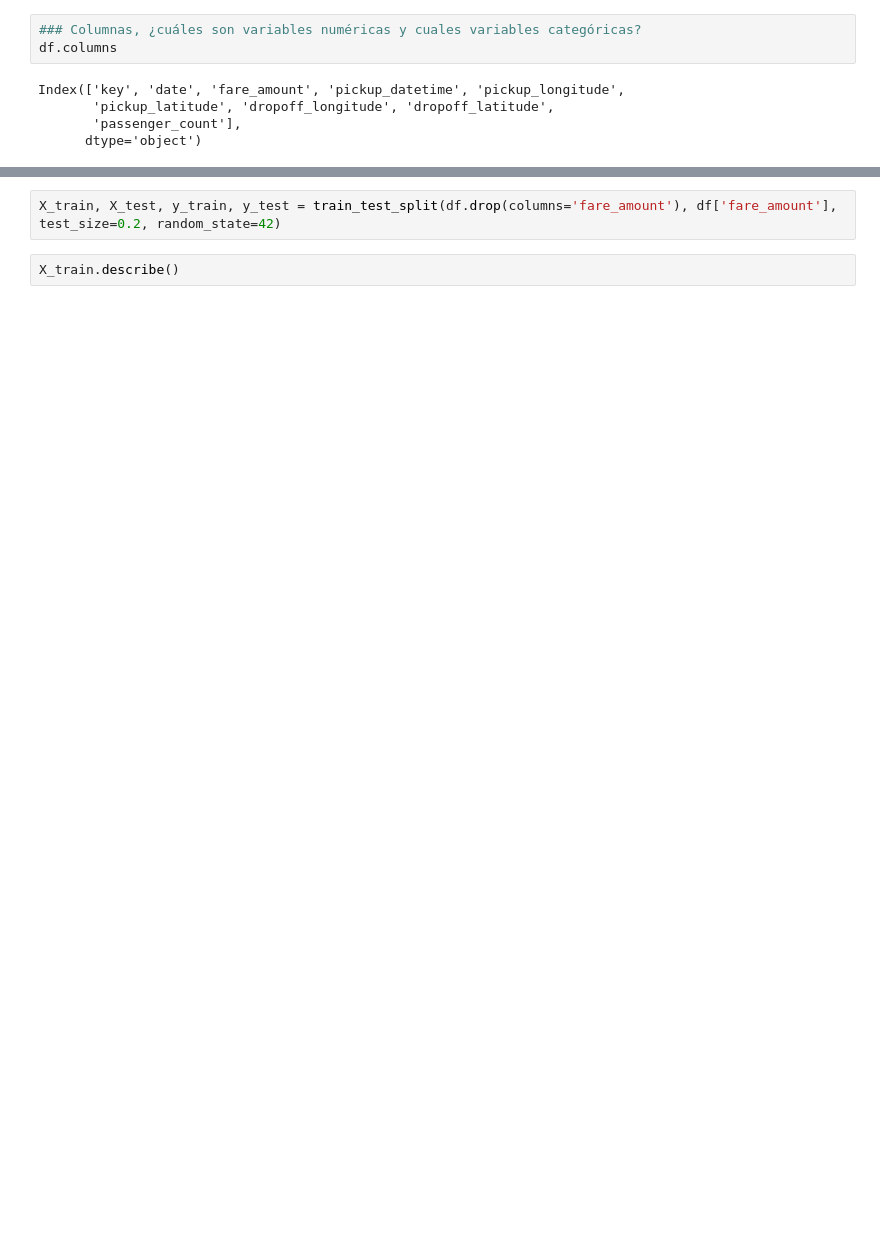
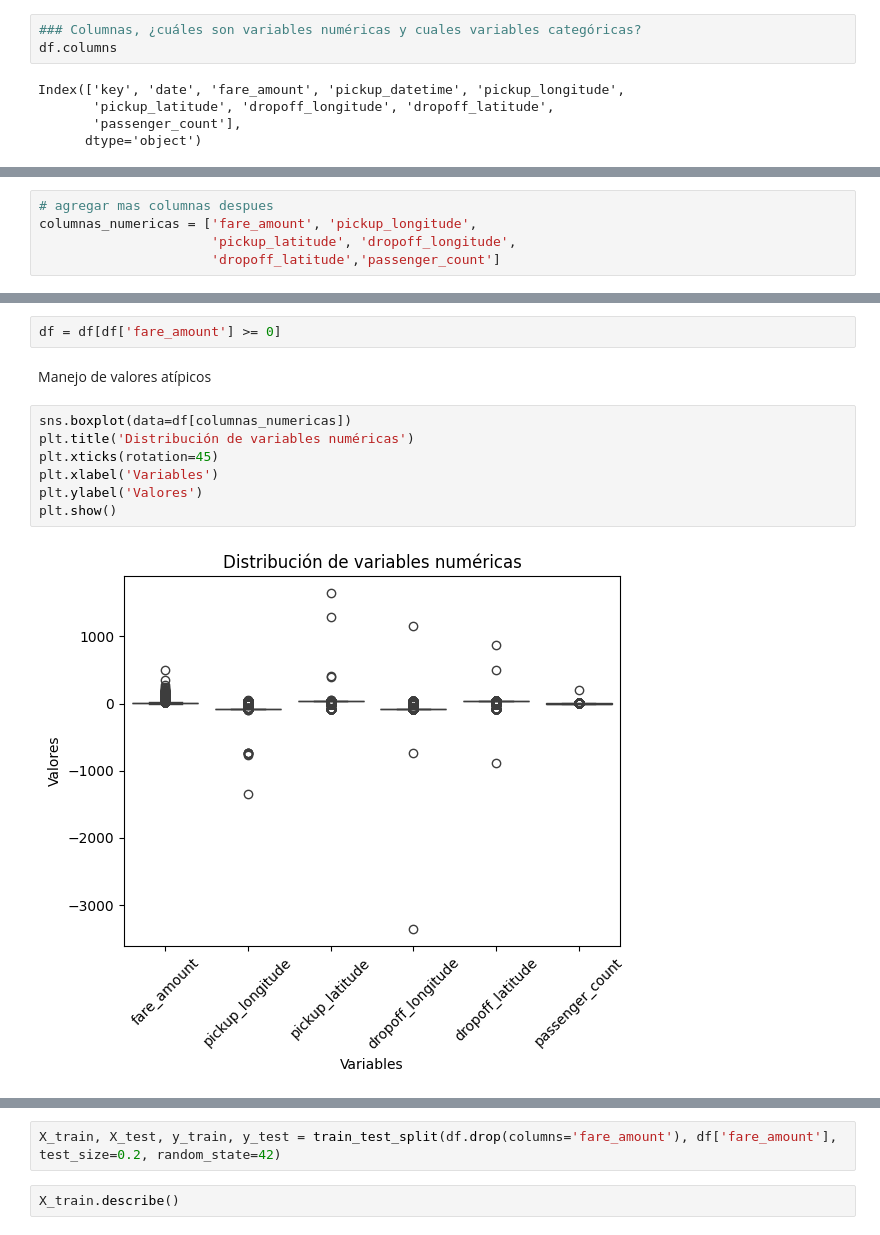
Before and after one commit to juanachies/AA1-TUIA-2025C1-Chies-Palacio, a Jupyter notebook: TP-Regresion-AA1.ipynb, the cells around one changed output, grey strips where cells are left out. Cells and saved outputs as stored; diff of their text form; blank space fills up the shorter version.

```diff
--- a/TP-Regresion-AA1.ipynb
+++ b/TP-Regresion-AA1.ipynb
@@ -76 +81,6 @@ dtypes: float64(5), int64(2), object(2)
 memory usage: 13.7+ MB
+# %%
+# agregar mas columnas despues
+columnas_numericas = ['fare_amount', 'pickup_longitude',
+                      'pickup_latitude', 'dropoff_longitude',
+                      'dropoff_latitude','passenger_count']
@@ -76,0 +116,13 @@ memory usage: 13.7+ MB
+# %%
+df = df[df['fare_amount'] >= 0]
+# %% [markdown]
+Manejo de valores atípicos
+# %%
+sns.boxplot(data=df[columnas_numericas])
+plt.title('Distribución de variables numéricas')
+plt.xticks(rotation=45)
+plt.xlabel('Variables')
+plt.ylabel('Valores')
+plt.show()
+# %% [output]
+[figure, added]
```
Also changed, not shown: parts of 21 cells of this notebook, 1 other file.
